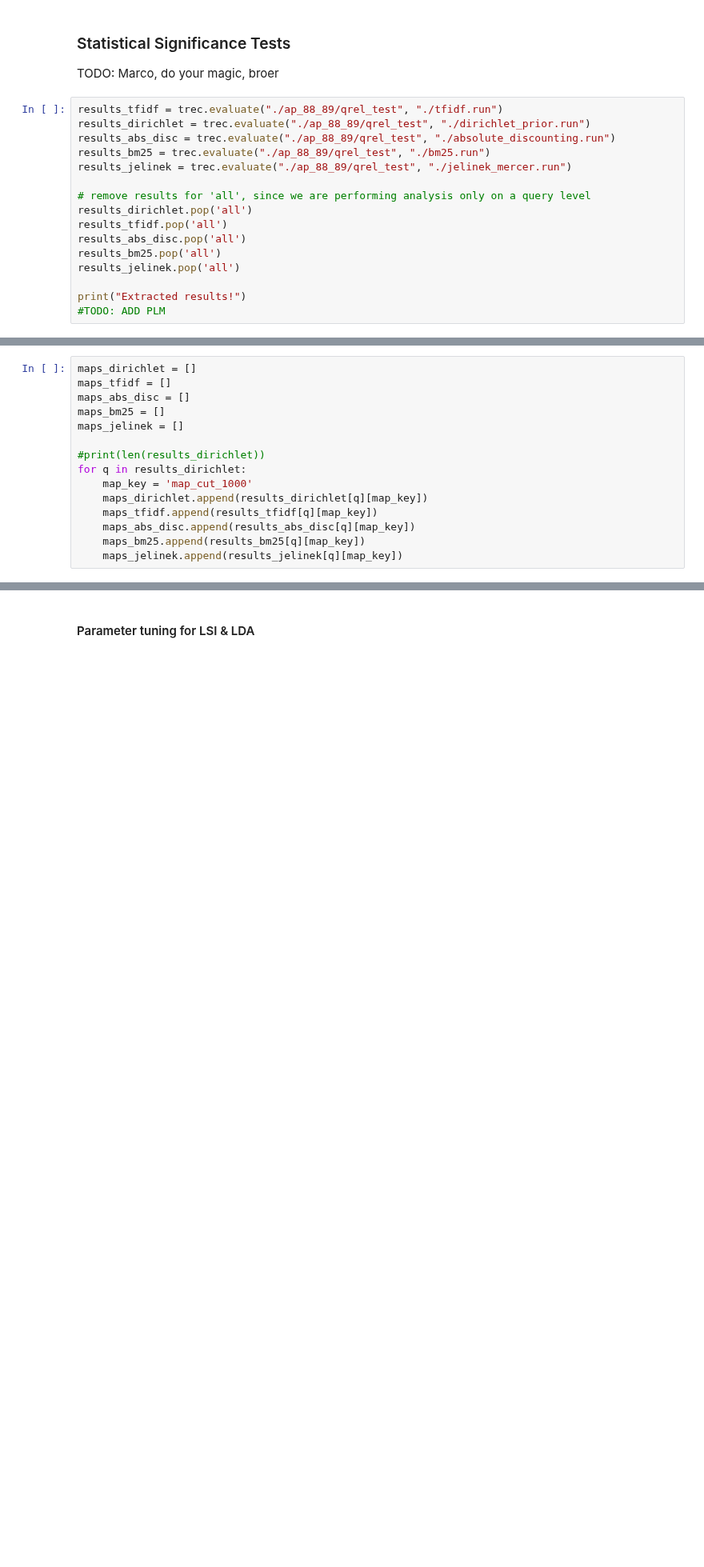
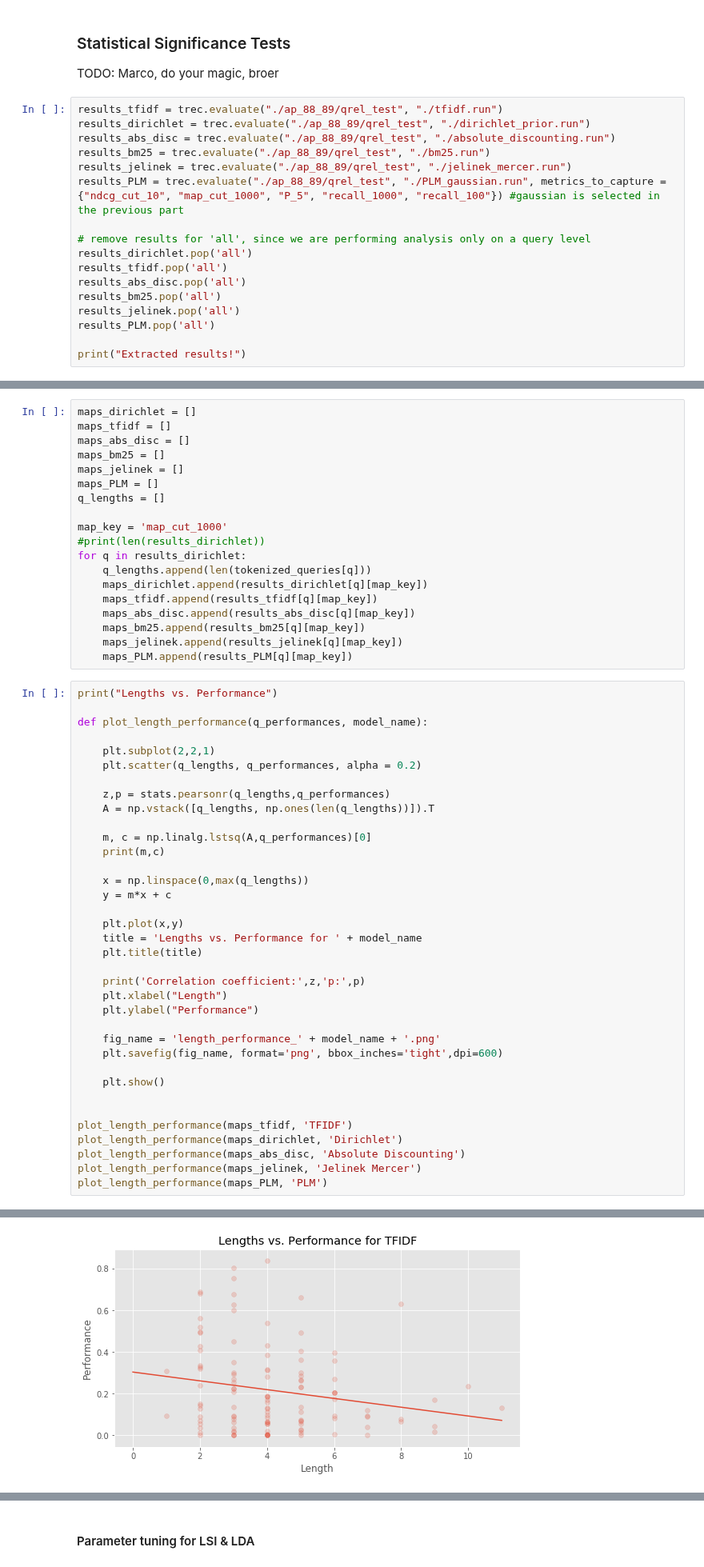
Before and after one commit to samarthbhargav/ir1, a Jupyter notebook: homeworks/HW2/11859032-11823453-10176306-hw2.ipynb, the cells around one changed output, grey strips where cells are left out. Shown at 80% size. Drawn from its saved outputs; the diff is of its cells as text; blank space fills up the shorter version.

```diff
--- a/homeworks/HW2/11859032-11823453-10176306-hw2.ipynb
+++ b/homeworks/HW2/11859032-11823453-10176306-hw2.ipynb
@@ -1089,6 +1183,7 @@ results_dirichlet = trec.evaluate("./ap_88_89/qrel_test", "./dirichlet_prior.run
 results_abs_disc = trec.evaluate("./ap_88_89/qrel_test", "./absolute_discounting.run")
 results_bm25 = trec.evaluate("./ap_88_89/qrel_test", "./bm25.run")
 results_jelinek = trec.evaluate("./ap_88_89/qrel_test", "./jelinek_mercer.run")
+results_PLM = trec.evaluate("./ap_88_89/qrel_test", "./PLM_gaussian.run", metrics_to_capture = {"ndcg_cut_10", "map_cut_1000", "P_5", "recall_1000", "recall_100"}) #gaussian is selected in the previous part
 
 # remove results for 'all', since we are performing analysis only on a query level
 results_dirichlet.pop('all')
@@ -1096,6 +1191,6 @@ results_tfidf.pop('all')
 results_abs_disc.pop('all')
 results_bm25.pop('all')
 results_jelinek.pop('all')
+results_PLM.pop('all')
 
 print("Extracted results!")
-#TODO: ADD PLM
@@ -1105,12 +1202,53 @@ maps_tfidf = []
 maps_abs_disc = []
 maps_bm25 = []
 maps_jelinek = []
+maps_PLM = []
+q_lengths = []
 
+map_key = 'map_cut_1000'
 #print(len(results_dirichlet))
 for q in results_dirichlet:
-    map_key = 'map_cut_1000'
+    q_lengths.append(len(tokenized_queries[q]))
     maps_dirichlet.append(results_dirichlet[q][map_key])
     maps_tfidf.append(results_tfidf[q][map_key])
     maps_abs_disc.append(results_abs_disc[q][map_key])
     maps_bm25.append(results_bm25[q][map_key])
     maps_jelinek.append(results_jelinek[q][map_key])
+    maps_PLM.append(results_PLM[q][map_key])
+# %%
+print("Lengths vs. Performance")
+
+def plot_length_performance(q_performances, model_name):
+
+    plt.subplot(2,2,1)
+    plt.scatter(q_lengths, q_performances, alpha = 0.2)
+
+    z,p = stats.pearsonr(q_lengths,q_performances)
+    A = np.vstack([q_lengths, np.ones(len(q_lengths))]).T
+
+    m, c = np.linalg.lstsq(A,q_performances)[0]
+    print(m,c)
+
+    x = np.linspace(0,max(q_lengths))
+    y = m*x + c
+
+    plt.plot(x,y)
+    title = 'Lengths vs. Performance for ' + model_name
+    plt.title(title)
+
+    print('Correlation coefficient:',z,'p:',p)
+    plt.xlabel("Length")
+    plt.ylabel("Performance")
+
+    fig_name = 'length_performance_' + model_name + '.png'
+    plt.savefig(fig_name, format='png', bbox_inches='tight',dpi=600)
+
+    plt.show()
+
+
+plot_length_performance(maps_tfidf, 'TFIDF')
+plot_length_performance(maps_dirichlet, 'Dirichlet')
+plot_length_performance(maps_abs_disc, 'Absolute Discounting')
+plot_length_performance(maps_jelinek, 'Jelinek Mercer')
+plot_length_performance(maps_PLM, 'PLM')
+# %% [output]
@@ -1116,0 +1258 @@ for q in results_dirichlet:
+[figure, added]
```
Also changed, not shown: parts of 19 cells of this notebook, 8 other files.
